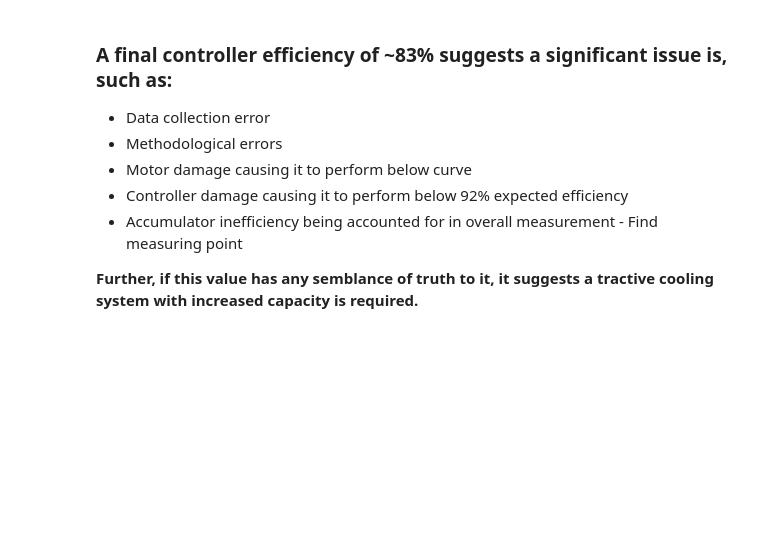
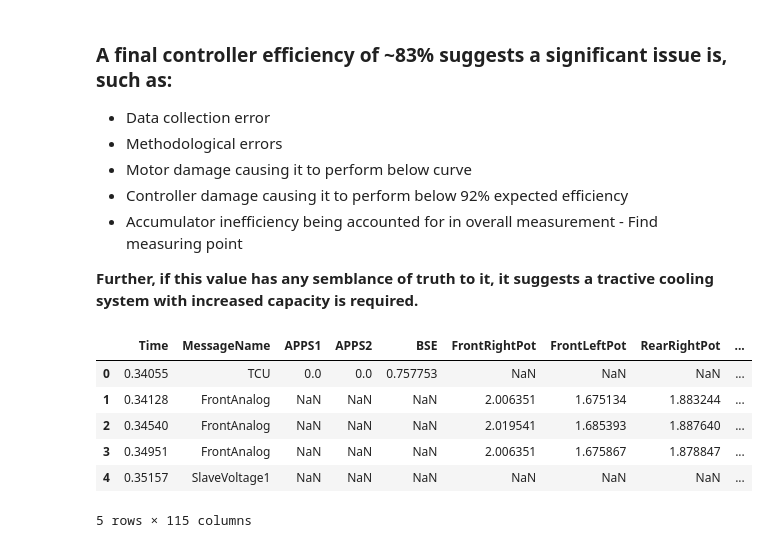
Before and after one commit to noahkae/UCR_03_Cooling_Data, a Jupyter notebook: study-endurance.ipynb, the cells around one changed output. Saved outputs shown, nothing was run; the diff lists cells and outputs as text; code cells hidden in the pictures; blank space fills up the shorter version.

```diff
--- a/study-endurance.ipynb
+++ b/study-endurance.ipynb
@@ -148,3 +148,15 @@ Average Controller Efficiency: 82.63%
 - Accumulator inefficiency being accounted for in overall measurement - Find measuring point
 
 **Further, if this value has any semblance of truth to it, it suggests a tractive cooling system with increased capacity is required.**
+# %%
+directory = 'data_files/combined_converted.csv'
+endurance_df = pd.read_csv(directory)
+endurance_df.head()
+# %% [output]
+|  | Time | MessageName | APPS1 | APPS2 | BSE | FrontRightPot | FrontLeftPot | RearRightPot | ... |
+| 0 | 0.34055 | TCU | 0.0 | 0.0 | 0.757753 | NaN | NaN | NaN | ... |
+| 1 | 0.34128 | FrontAnalog | NaN | NaN | NaN | 2.006351 | 1.675134 | 1.883244 | ... |
+| 2 | 0.34540 | FrontAnalog | NaN | NaN | NaN | 2.019541 | 1.685393 | 1.887640 | ... |
+| 3 | 0.34951 | FrontAnalog | NaN | NaN | NaN | 2.006351 | 1.675867 | 1.878847 | ... |
+| 4 | 0.35157 | SlaveVoltage1 | NaN | NaN | NaN | NaN | NaN | NaN | ... |
+5 rows × 115 columns
```
Also changed, not shown: parts of 3 cells of this notebook.
